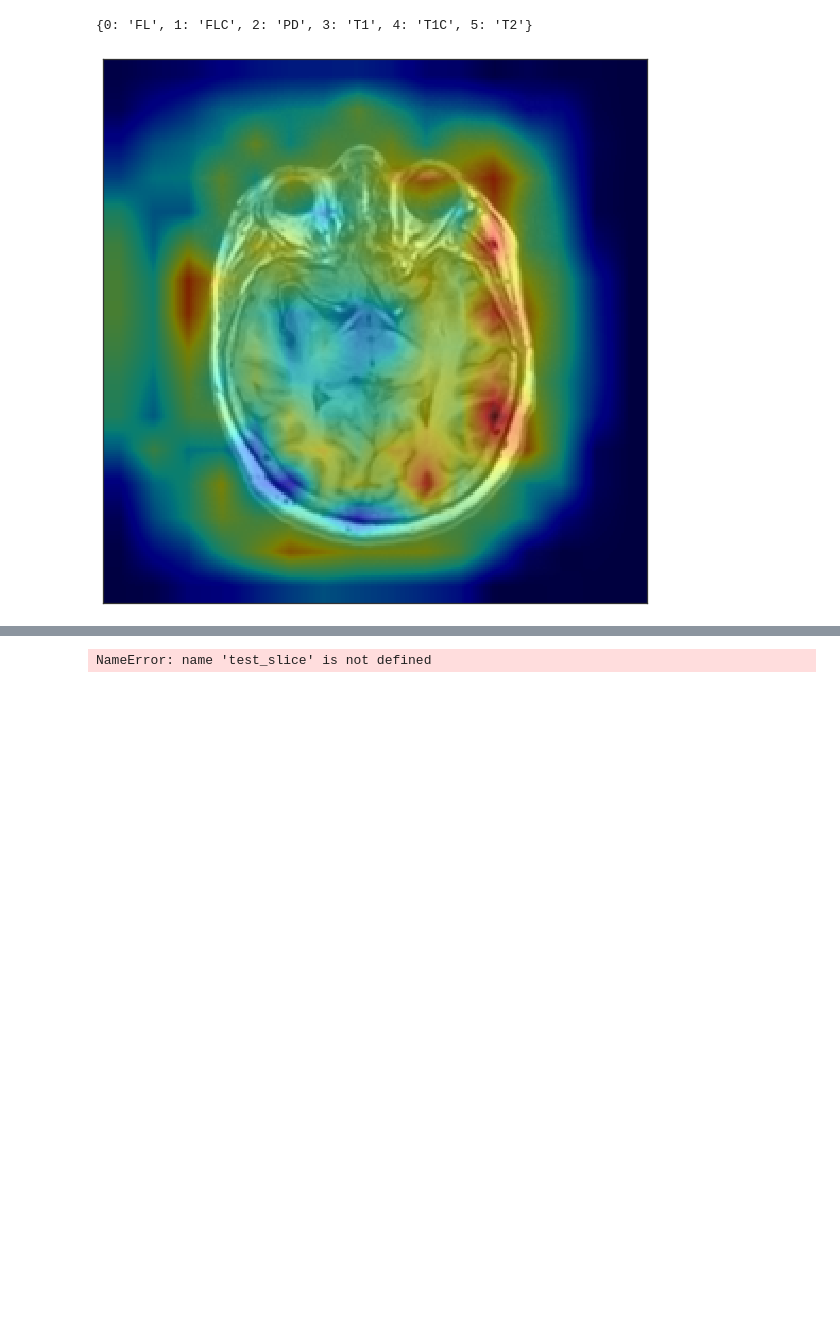
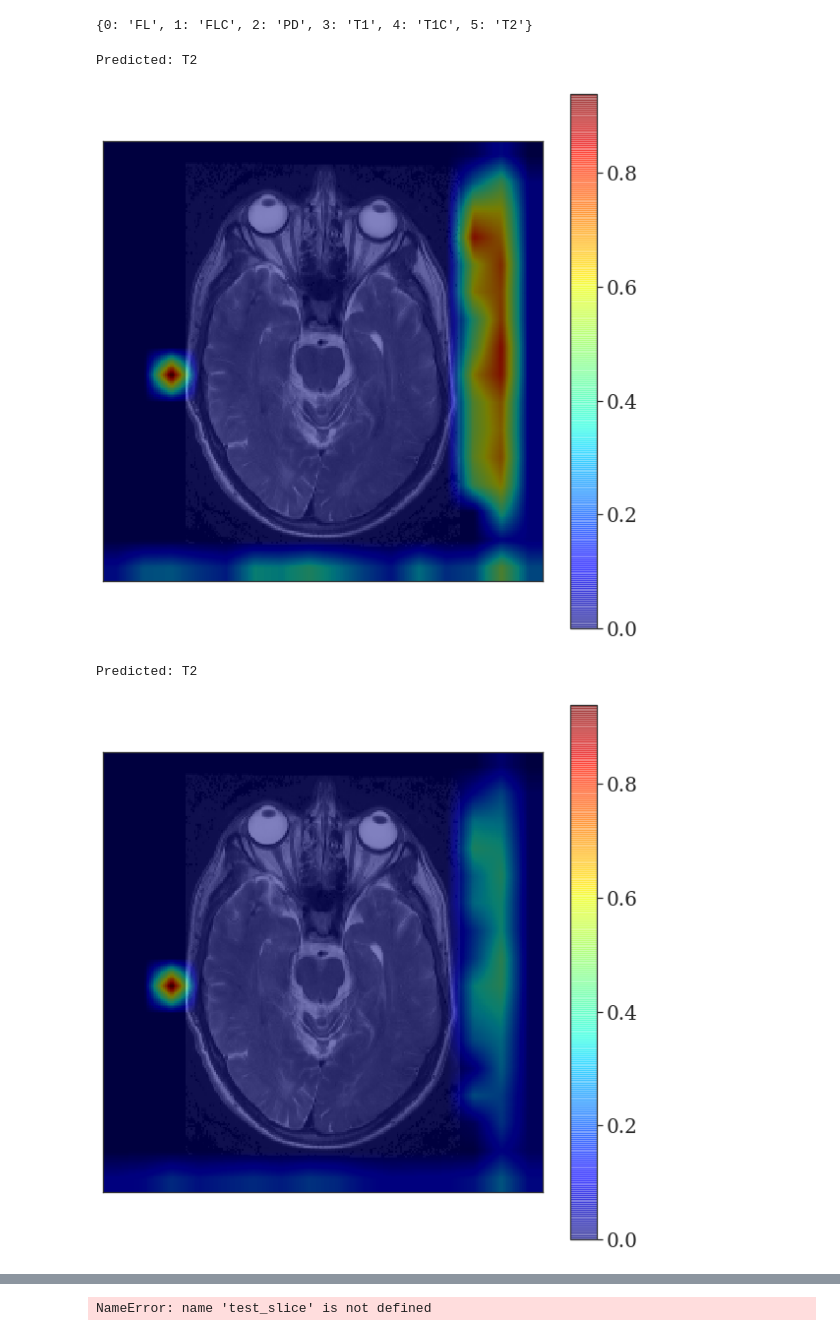
Before and after one commit to sremedios/phinet, a Jupyter notebook: gradcam_test.ipynb, the cells around one changed output, grey strips where cells are left out. Saved outputs shown, nothing was run; the diff lists cells and outputs as text; code cells hidden in the pictures; blank space fills up the shorter version.

```diff
--- a/gradcam_test.ipynb
+++ b/gradcam_test.ipynb
@@ -74,6 +74,7 @@ instance_size = (256, 256)
 num_classes = 6
 progbar_length = 40
 
-fname = Path('data/preprocess/T1/1030_2a_MR_T1.nii.gz')
+#fname = Path('data/preprocess/T1/1030_2a_MR_T1.nii.gz')
+fname = Path("data/preprocess/FLC/04-3058_1a_0604_SFLAIRDYNPOST2.nii.gz")
 GPUID = '0'
 os.environ['CUDA_VISIBLE_DEVICES'] = GPUID
@@ -83,6 +95,7 @@ os.environ['CUDA_VISIBLE_DEVICES'] = GPUID
 MODEL_NAME = "phinet"
 WEIGHT_DIR = Path("models/weights") / MODEL_NAME
 MODEL_PATH = WEIGHT_DIR / (MODEL_NAME + ".json")
+best_weights = sorted([x for x in WEIGHT_DIR.iterdir() if "best_weights" in x.name])
 
 with open(MODEL_PATH, 'r') as json_data:
     model = tf.keras.models.model_from_json(json.load(json_data))
@@ -129,46 +137,69 @@ grad_model = tf.keras.models.Model(
 int_to_class
 # %% [output]
 {0: 'FL', 1: 'FLC', 2: 'PD', 3: 'T1', 4: 'T1C', 5: 'T2'}
+# %%
+class_to_int = {v:k for k, v in int_to_class.items()}
 # %%
+model.load_weights(str(best_weights[0]))
+
+grad_model = tf.keras.models.Model(
+    [model.inputs],
+    [model.get_layer(LAYER_NAME).output, model.output],
+)
+
 with tf.GradientTape() as tape:
-    conv_outputs, logits = grad_model(img_slices[80:81])
-    logits = logits[:, 4]
+    conv_outputs, logits = grad_model(img_slices)
+    class_logits = {
+        c:logits[:, i]
+        for c, i in class_to_int.items()
+    }
 
+cur_class = 'FLC'
 
 preds = tf.nn.softmax(logits)
 grads = tape.gradient(
-    logits,
+    class_logits[cur_class],
     conv_outputs,
 )
 
 c = conv_outputs
 pooled_grads = tf.reduce_mean(grads, axis=(1, 2))
 
-i = 0#80
 
-t = tf.reduce_mean(c[i] * pooled_grads[i], axis=-1)
-t = np.array(tf.nn.relu(t))
-t = (t - t.min()) / (t.max() - t.min())
+START_IDX = 20
+END_IDX = 30
 
-t = cv2.resize(t, (256, 256), interpolation=cv2.INTER_LINEAR)
-plt.imshow(img_slices[80, :, :, 0].T, cmap='Greys_r')
-plt.imshow(t.T, cmap='jet', alpha=0.5)
-plt.xticks([])
-plt.yticks([])
-plt.show()
+for i in range(START_IDX, END_IDX):
+
+    print("Predicted: {}".format(int_to_class[tf.argmax(preds, axis=1).numpy()[i]]))
+
+    t = tf.reduce_mean(c[i] * pooled_grads[i], axis=-1)
+    t = np.array(tf.nn.relu(t))
+    t = (t - t.min()) / (t.max() - t.min())
+
+    t = cv2.resize(t, (256, 256), interpolation=cv2.INTER_LINEAR)
+    plt.imshow(img_slices[i, :, :, 0].T, cmap='Greys_r')
+    plt.imshow(t.T, cmap='jet', alpha=0.5)
+    plt.colorbar()
+    plt.xticks([])
+    plt.yticks([])
+    plt.show()
 
 # for i in range(c.shape[0]):
 #     if img_slices[i].sum() != 0:
 #         t = tf.reduce_mean(c[i] * pooled_grads[i], axis=-1)
 #         t = np.array(tf.nn.relu(t))
 #         t = (t - t.min()) / (t.max() - t.min())
 
 #         t = cv2.resize(t, (256, 256), interpolation=cv2.INTER_LINEAR)
 #         plt.imshow(img_slices[i, :, :, 0].T, cmap='Greys_r')
 #         plt.imshow(t.T, cmap='jet', alpha=0.5)
 #         plt.xticks([])
 #         plt.yticks([])
 #         plt.show()
 #         break
 # %% [output]
+Predicted: T2
-[figure, old version]
+[figure, new version]
+Predicted: T2
+[figure, added]
```
Also changed, not shown: parts of 4 cells of this notebook, 6 other files.
